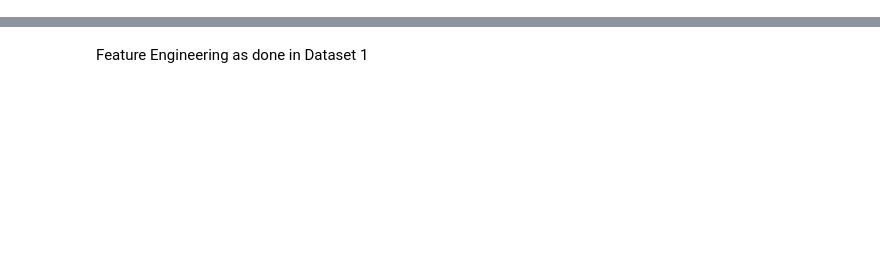
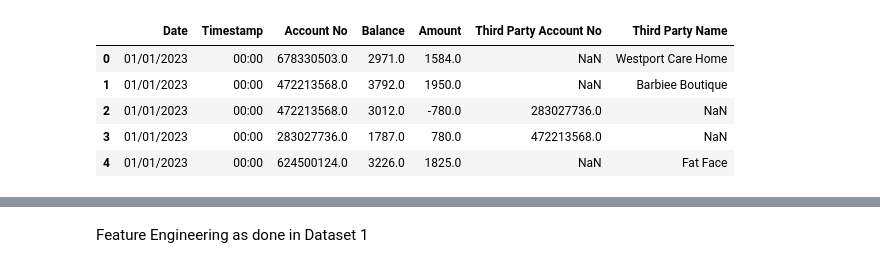
Before and after one commit to UoB-DSMP-2023-24/dsmp-2024-group-35, a Jupyter notebook: DSMP_DS2.ipynb, the cells around one changed output, grey strips where cells are left out. Drawn from its saved outputs; the diff is of its cells as text; code cells hidden in the pictures; blank space fills up the shorter version.

```diff
--- a/DSMP_DS2.ipynb
+++ b/DSMP_DS2.ipynb
@@ -1,7 +1,14 @@
 # %%
 import pandas as pd
-df = pd.read_csv("C:/Users/sheth/Desktop/DSMP/simulated_transaction_2024.csv")
-(df.head(5))
+df = pd.read_csv("simulated_transaction_2024.csv")
+df.head(5)
+# %% [output]
+|  | Date | Timestamp | Account No | Balance | Amount | Third Party Account No | Third Party Name |
+| 0 | 01/01/2023 | 00:00 | 678330503.0 | 2971.0 | 1584.0 | NaN | Westport Care Home |
+| 1 | 01/01/2023 | 00:00 | 472213568.0 | 3792.0 | 1950.0 | NaN | Barbiee Boutique |
+| 2 | 01/01/2023 | 00:00 | 472213568.0 | 3012.0 | -780.0 | 283027736.0 | NaN |
+| 3 | 01/01/2023 | 00:00 | 283027736.0 | 1787.0 | 780.0 | 472213568.0 | NaN |
+| 4 | 01/01/2023 | 00:00 | 624500124.0 | 3226.0 | 1825.0 | NaN | Fat Face |
 # %%
 #Frequency of transactions for each unique value in 'Third party name' column
 transaction_counts = df['Third Party Name'].value_counts()
```
Also changed, not shown: parts of 38 cells of this notebook, 1 other file.
